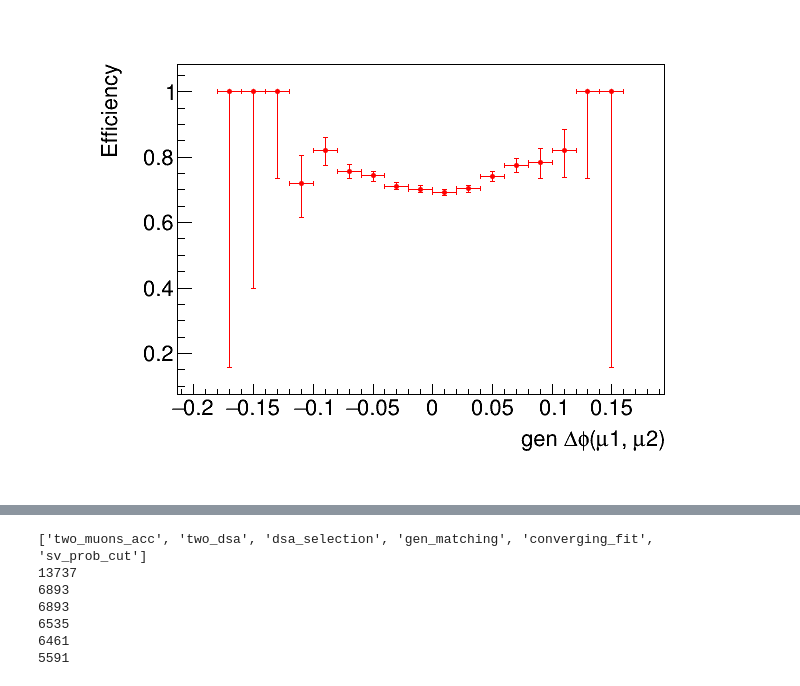
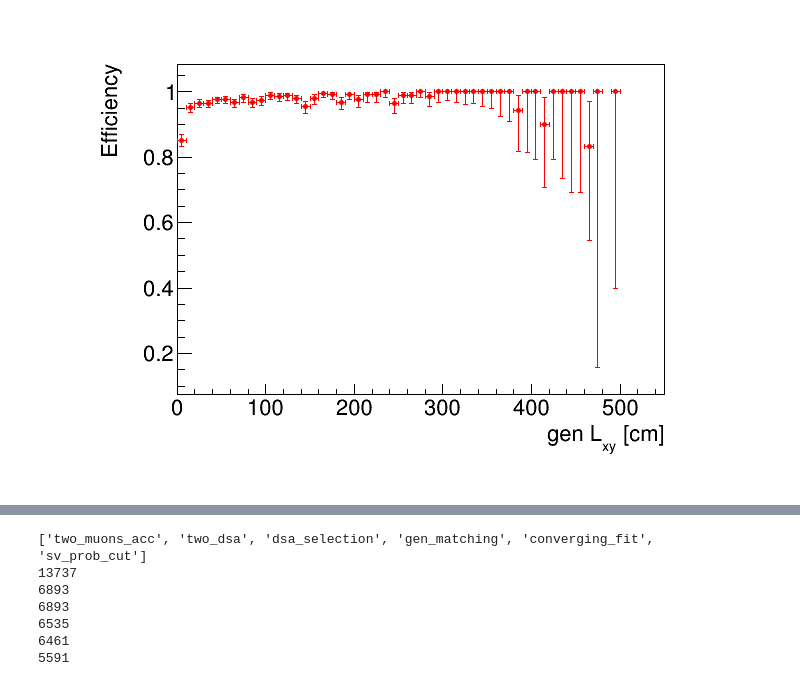
Before and after one commit to annamasce/disp_muon_studies, a Jupyter notebook: notebooks/eff_plots.ipynb, the cells around one changed output, grey strips where cells are left out. Drawn from its saved outputs; the diff is of its cells as text; code cells hidden in the pictures.

```diff
--- a/notebooks/eff_plots.ipynb
+++ b/notebooks/eff_plots.ipynb
@@ -37,12 +42,13 @@ tag = 'test'
 with open(result_dir + f'result_{tag}.pkl', 'rb') as f:
     result = pickle.load(f)
 # %%
-var = "dimuon_deltaPhi_gen"
-range_var = [-0.2, 0.2]
-var_name = "gen #Delta#phi(#mu1, #mu2)"
-dataset = "HNL1"
+var = "Lxy_gen"
+range_var = [0, 500]
+var_name = "gen L_{xy} [cm]"
+dataset = "2Mu2J"
 plt.hist(result[f"den_{var}"][f"{dataset}"].value, range=range_var, bins=20, alpha=0.5)
 plt.hist(result[f"num_{var}"][f"{dataset}"].value, range=range_var, bins=20, alpha=0.5)
 plt.show()
 print(len(result[f"den_{var}"][f"{dataset}"].value))
+print(len(result[f"num_{var}"][f"{dataset}"].value))
 # %% [output]
@@ -55,8 +62,8 @@ with open(result_dir + f'result_{tag}.pkl', 'rb') as f:
 num = array("d", result[f"num_{var}"][f"{dataset}"].value)
 den = array("d", result[f"den_{var}"][f"{dataset}"].value)
 # c = ROOT.TCanvas("c2", "", 1)
-hist_num = ROOT.fill_histo(num, 20, range_var[0], range_var[1])
-hist_den = ROOT.fill_histo(den, 20, range_var[0], range_var[1])
+hist_num = ROOT.fill_histo(num, 50, range_var[0], range_var[1])
+hist_den = ROOT.fill_histo(den, 50, range_var[0], range_var[1])
 ratio = ROOT.TGraphAsymmErrors()
 ratio.Divide(hist_num, hist_den)
 ratio.SetLineColor(ROOT.kRed)
@@ -69,7 +76,7 @@ ratio.Draw("AP")
 ROOT.gPad.SetLeftMargin(0.2)
 ROOT.gPad.SetBottomMargin(0.2)
 
-c.Print(f"../Plots/221116_Eff_svFix_{var}_noProbCut_{dataset}.pdf")
+# c.Print(f"../Plots/{tag}_Eff_svFix_{var}_noProbCut_{dataset}.pdf")
 c.Draw()
 # %% [output]
 Warning in <TCanvas::Constructor>: Deleting canvas with same name: c
@@ -80,4 +86,4 @@ Info in <TCanvas::Print>: pdf file ../Plots/221116_Eff_svFix_dimuon_deltaPhi_gen
-[figure, old version]
+[figure, new version]
 # %%
 c = ROOT.TCanvas("c", "", 1)
 mg = ROOT.TMultiGraph("mg","")
```
Also changed, not shown: parts of 5 cells of this notebook, 6 other files.
